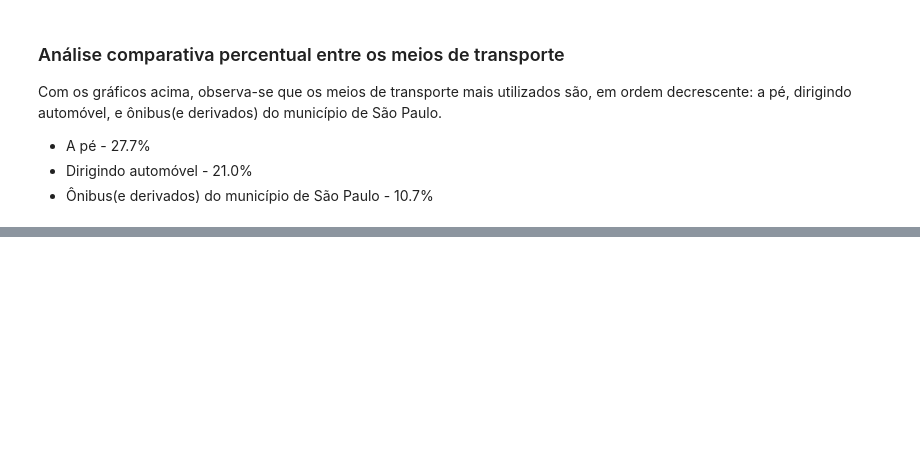
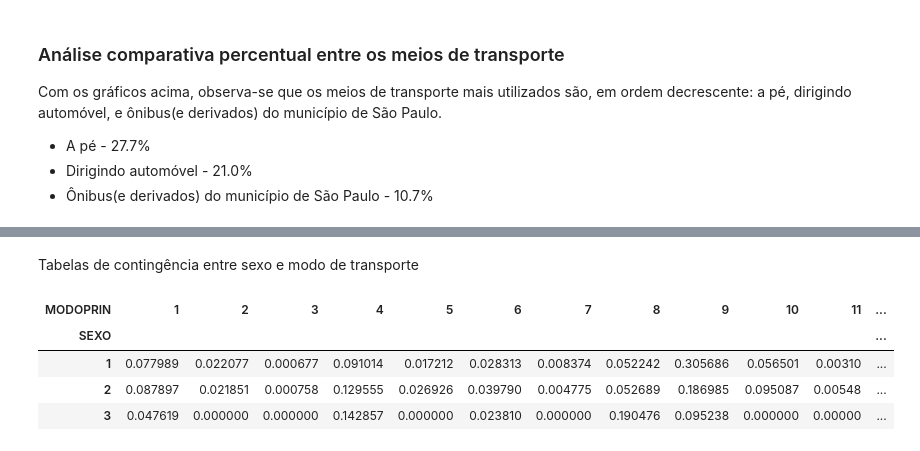
Before and after one commit to gustavo-rmontes/TCC, a Jupyter notebook: analysis_scripts/od_23-analysis.ipynb, the cells around one changed output, grey strips where cells are left out. Saved outputs shown, nothing was run; the diff lists cells and outputs as text; code cells hidden in the pictures; blank space fills up the shorter version.

```diff
--- a/analysis_scripts/od_23-analysis.ipynb
+++ b/analysis_scripts/od_23-analysis.ipynb
@@ -80,0 +114,10 @@ Com os gráficos acima, observa-se que os meios de transporte mais utilizados s
+# %% [markdown]
+Tabelas de contingência entre sexo e modo de transporte
+# %%
+pd.crosstab(df['SEXO'], df['MODOPRIN'], normalize='index')
+# %% [output]
+| MODOPRIN | 1 | 2 | 3 | 4 | 5 | 6 | 7 | 8 | 9 | 10 | 11 | ... |
+| SEXO |  |  |  |  |  |  |  |  |  |  |  | ... |
+| 1 | 0.077989 | 0.022077 | 0.000677 | 0.091014 | 0.017212 | 0.028313 | 0.008374 | 0.052242 | 0.305686 | 0.056501 | 0.00310 | ... |
+| 2 | 0.087897 | 0.021851 | 0.000758 | 0.129555 | 0.026926 | 0.039790 | 0.004775 | 0.052689 | 0.186985 | 0.095087 | 0.00548 | ... |
+| 3 | 0.047619 | 0.000000 | 0.000000 | 0.142857 | 0.000000 | 0.023810 | 0.000000 | 0.190476 | 0.095238 | 0.000000 | 0.00000 | ... |
```
Also changed, not shown: parts of 5 cells of this notebook, 1 other file.
